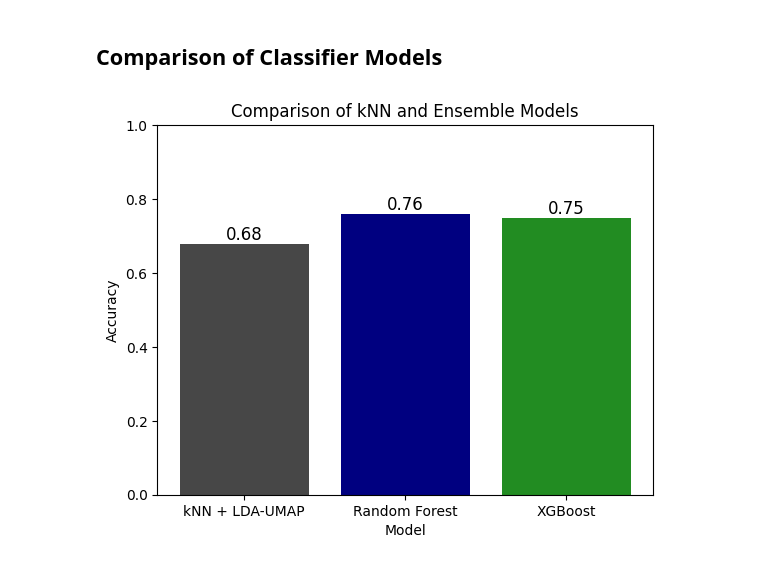
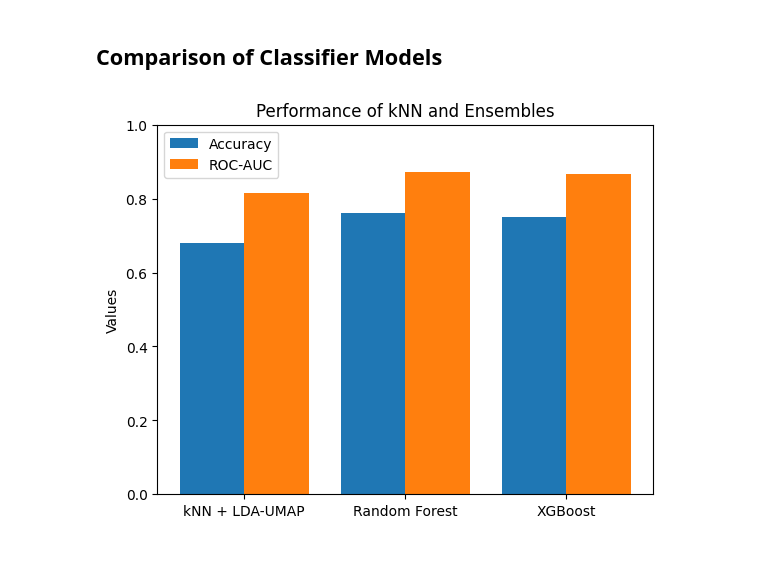
Before and after one commit to nfcatapang/Classical-Machine-Learning, a Jupyter notebook: Dropout Assignments/Catapang - kNN_Ensembles_Students.ipynb, the cells around one changed output. Cells and saved outputs as stored; diff of their text form; code cells hidden in the pictures.

```diff
--- a/Dropout Assignments/Catapang - kNN_Ensembles_Students.ipynb
+++ b/Dropout Assignments/Catapang - kNN_Ensembles_Students.ipynb
@@ -431,22 +431,33 @@ This model also performed better than the kNN model trained on reduced space. Th
 Similarly, this model also struggled in classification of enrolled students (46% precision and 43% recall), but this performed well on classification of dropouts (78% precision and 75% recall) and graduates (83% precision and 87% recall).
 # %% [markdown]
 ## Comparison of Classifier Models
-# %%
-score1 = opt1.score(X_test_red, y_test)
-score2 = opt2.score(X_test, y_test)
-score3 = opt3.score(X_test, y_test)
-score_list = [score1, score2, score3]
-models = ['kNN + LDA-UMAP', 'Random Forest', 'XGBoost']
-
-plt.bar(models, score_list, color=['#474747', '#000080', '#228C22'])
-plt.xlabel('Model')
-plt.ylabel('Accuracy')
-plt.title('Comparison of kNN and Ensemble Models')
-
-for i, score in enumerate(score_list):
-    plt.text(i, score + 0.01, f"{score:.2f}", ha='center', fontsize=12)
-
-plt.ylim(0, 1)
-plt.show()
-# %% [output]
-[figure, removed]
+# %%
+from sklearn.metrics import roc_auc_score
+
+score1 = opt1.score(X_test_red, y_test)
+score2 = opt2.score(X_test, y_test)
+score3 = opt3.score(X_test, y_test)
+auc1 = roc_auc_score(y_test, opt1.predict_proba(X_test_red), multi_class='ovo')
+auc2 = roc_auc_score(y_test, opt2.predict_proba(X_test), multi_class='ovo')
+auc3 = roc_auc_score(y_test, opt3.predict_proba(X_test), multi_class='ovo')
+score_list = [score1, score2, score3]
+auc_list = [auc1, auc2, auc3]
+models = ['kNN + LDA-UMAP', 'Random Forest', 'XGBoost']
+
+# bar width and x loc
+w, x = 0.4, np.arange(len(models))
+
+fig, ax = plt.subplots()
+ax.bar(x - w/2, score_list, width=w, label='Accuracy')
+ax.bar(x + w/2, auc_list, width=w, label='ROC-AUC')
+
+ax.set_xticks(x)
+ax.set_xticklabels(models)
+ax.set_ylabel('Values')
+ax.set_title('Performance of kNN and Ensembles')
+ax.set_ylim(0, 1)
+ax.legend()
+
+plt.show()
+# %% [output]
+[figure, added]
```
Also changed, not shown: parts of 1 cell of this notebook, 16 other files.
